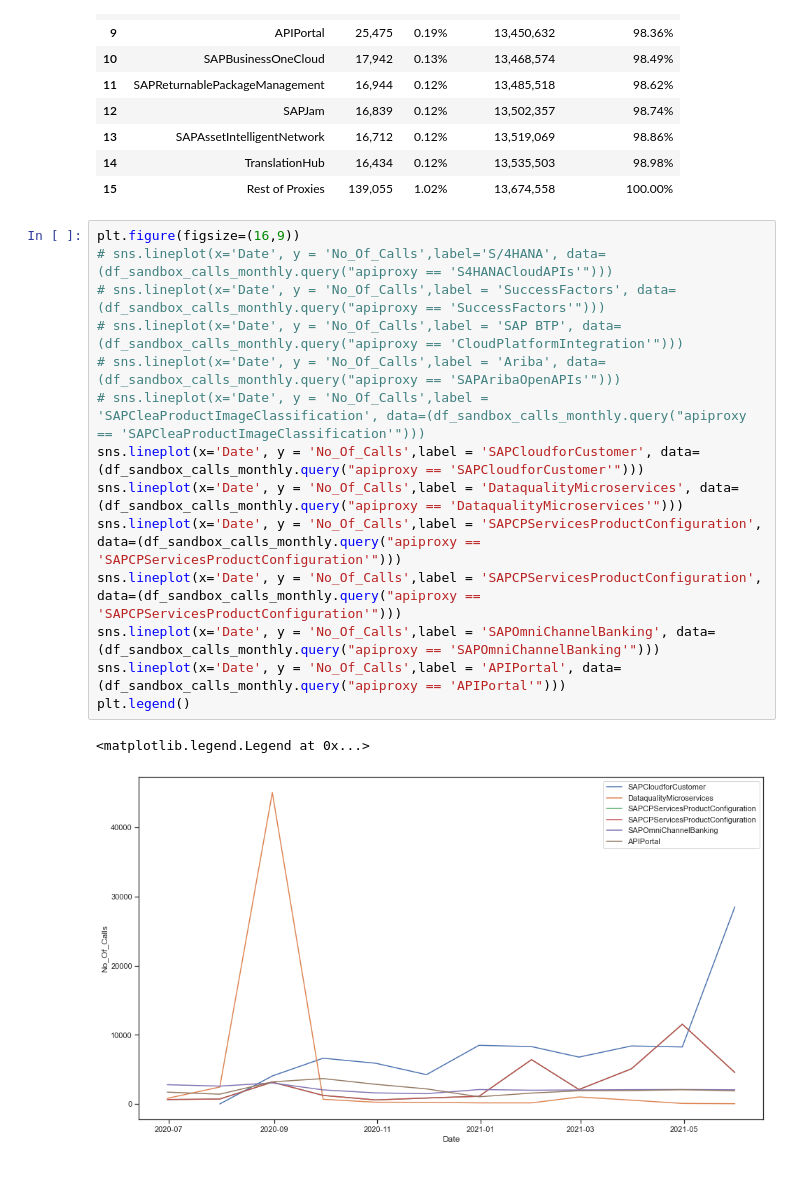
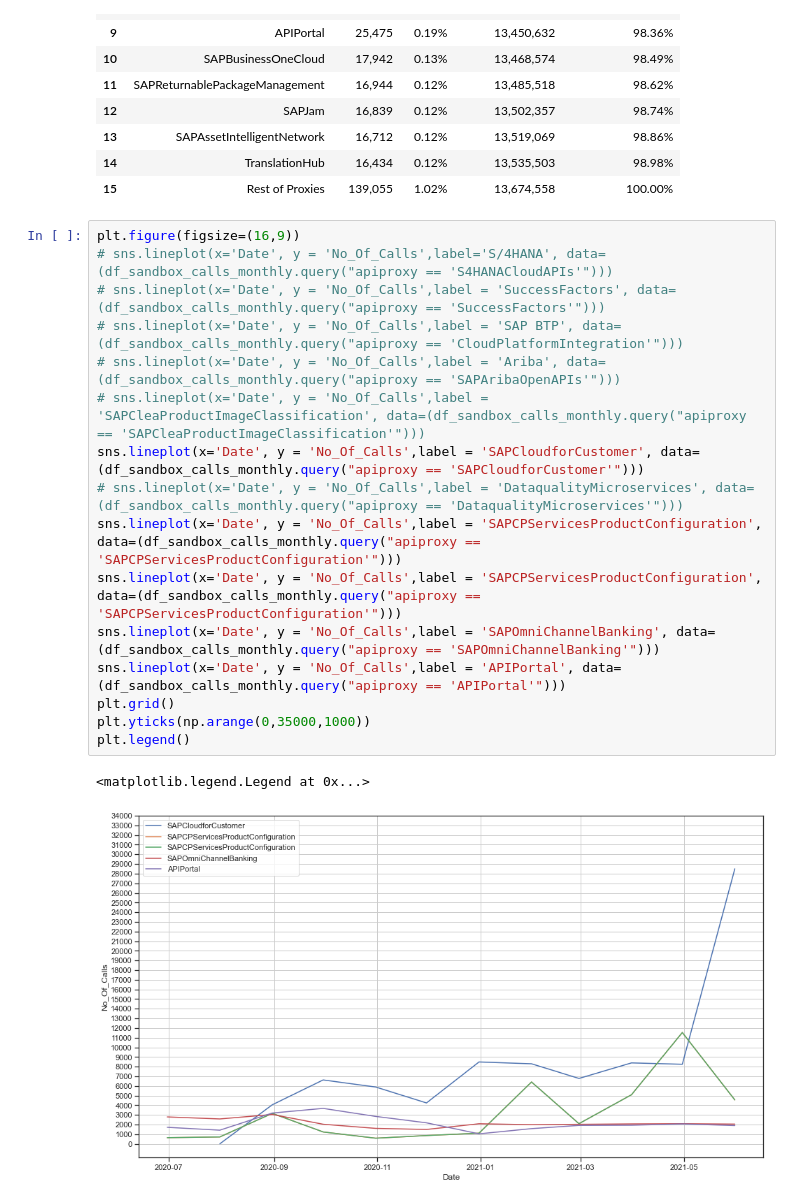
Before and after one commit to sapslcm/Git_Repository_Sudhir, a Jupyter notebook: SAP API Hub/Sandbox_Try_Out.ipynb, the cells around one changed output. Saved outputs shown, nothing was run; the diff lists cells and outputs as text; blank space fills up the shorter version.

Commit message:
added charts

```diff
--- a/SAP API Hub/Sandbox_Try_Out.ipynb
+++ b/SAP API Hub/Sandbox_Try_Out.ipynb
@@ -323,17 +325,19 @@ df_sandbox.stb.freq(['apiproxy'],style = True, thresh = 99, other_label='Rest of
 # %%
 plt.figure(figsize=(16,9))
 # sns.lineplot(x='Date', y = 'No_Of_Calls',label='S/4HANA', data=(df_sandbox_calls_monthly.query("apiproxy == 'S4HANACloudAPIs'")))
 # sns.lineplot(x='Date', y = 'No_Of_Calls',label = 'SuccessFactors', data=(df_sandbox_calls_monthly.query("apiproxy == 'SuccessFactors'")))
 # sns.lineplot(x='Date', y = 'No_Of_Calls',label = 'SAP BTP', data=(df_sandbox_calls_monthly.query("apiproxy == 'CloudPlatformIntegration'")))
 # sns.lineplot(x='Date', y = 'No_Of_Calls',label = 'Ariba', data=(df_sandbox_calls_monthly.query("apiproxy == 'SAPAribaOpenAPIs'")))
 # sns.lineplot(x='Date', y = 'No_Of_Calls',label = 'SAPCleaProductImageClassification', data=(df_sandbox_calls_monthly.query("apiproxy == 'SAPCleaProductImageClassification'")))
 sns.lineplot(x='Date', y = 'No_Of_Calls',label = 'SAPCloudforCustomer', data=(df_sandbox_calls_monthly.query("apiproxy == 'SAPCloudforCustomer'")))
-sns.lineplot(x='Date', y = 'No_Of_Calls',label = 'DataqualityMicroservices', data=(df_sandbox_calls_monthly.query("apiproxy == 'DataqualityMicroservices'")))
+# sns.lineplot(x='Date', y = 'No_Of_Calls',label = 'DataqualityMicroservices', data=(df_sandbox_calls_monthly.query("apiproxy == 'DataqualityMicroservices'")))
 sns.lineplot(x='Date', y = 'No_Of_Calls',label = 'SAPCPServicesProductConfiguration', data=(df_sandbox_calls_monthly.query("apiproxy == 'SAPCPServicesProductConfiguration'")))
 sns.lineplot(x='Date', y = 'No_Of_Calls',label = 'SAPCPServicesProductConfiguration', data=(df_sandbox_calls_monthly.query("apiproxy == 'SAPCPServicesProductConfiguration'")))
 sns.lineplot(x='Date', y = 'No_Of_Calls',label = 'SAPOmniChannelBanking', data=(df_sandbox_calls_monthly.query("apiproxy == 'SAPOmniChannelBanking'")))
 sns.lineplot(x='Date', y = 'No_Of_Calls',label = 'APIPortal', data=(df_sandbox_calls_monthly.query("apiproxy == 'APIPortal'")))
+plt.grid()
+plt.yticks(np.arange(0,35000,1000))
 plt.legend()
 # %% [output]
 <matplotlib.legend.Legend at 0x...>
-[figure, old version]
+[figure, new version]
```
Also changed, not shown: parts of 2 cells of this notebook, 1 other file.
